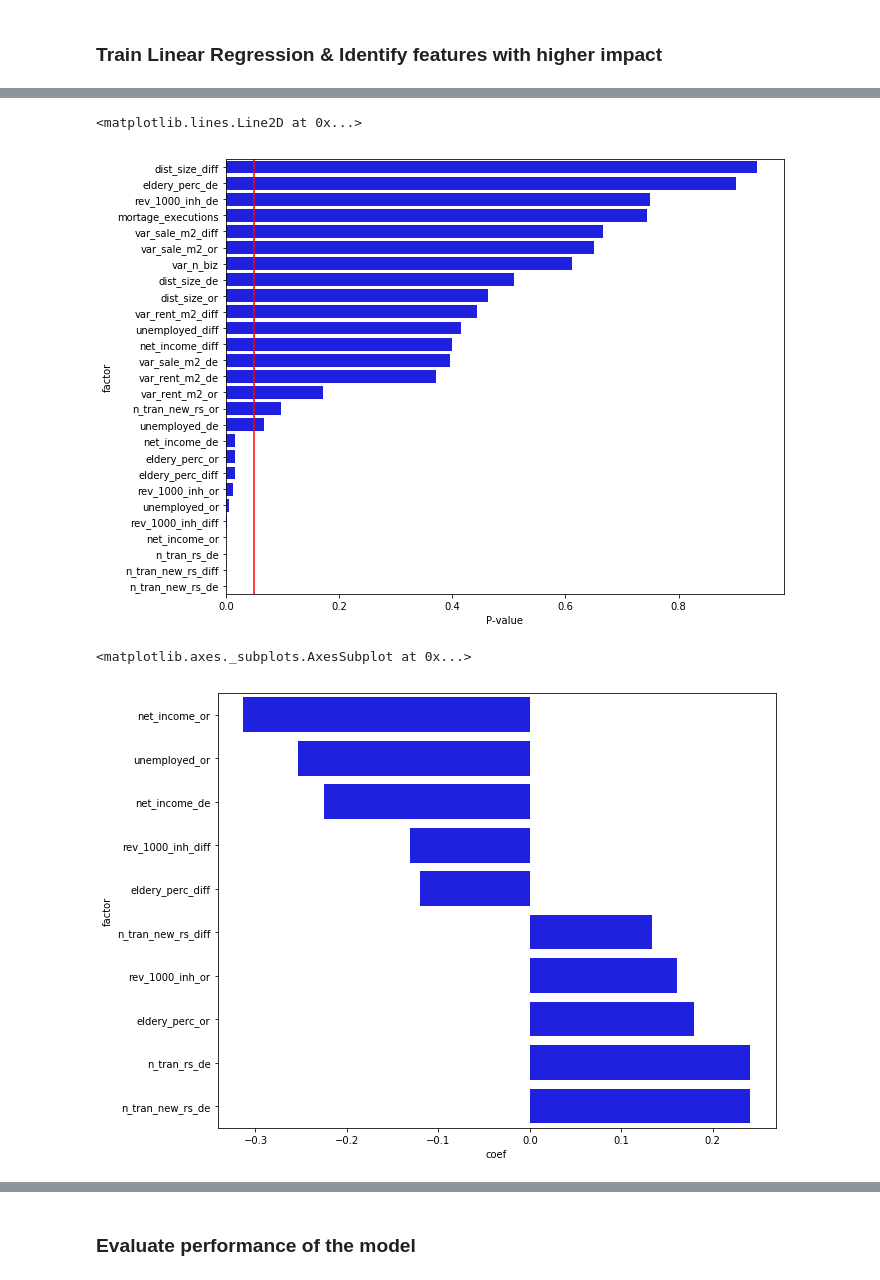
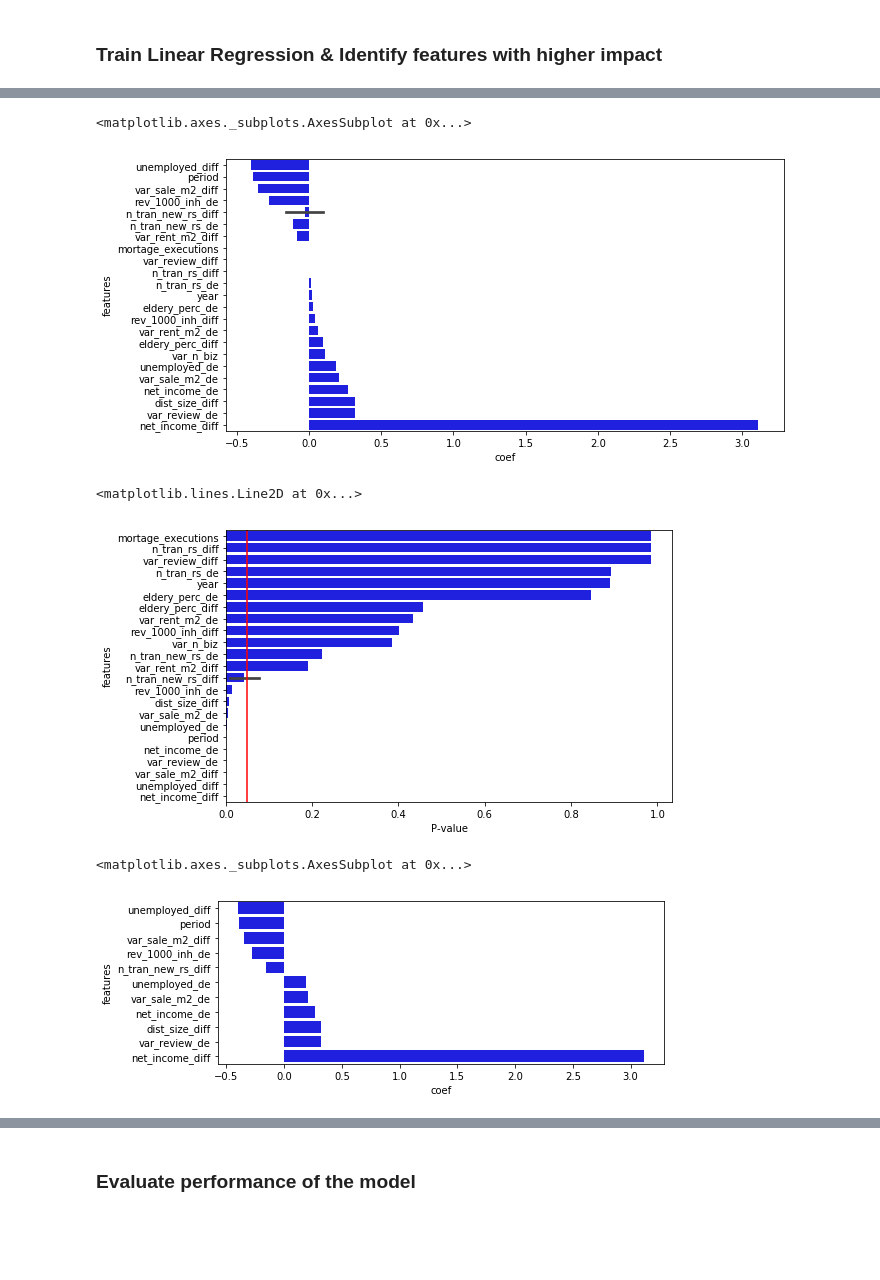
Before and after one commit to diazcelsa/population_dynamics, a Jupyter notebook: model/Prediction of Number of migrations between districts per year GLS.ipynb, the cells around one changed output, grey strips where cells are left out. Saved outputs shown, nothing was run; the diff lists cells and outputs as text; code cells hidden in the pictures; blank space fills up the shorter version.

```diff
--- a/model/Prediction of Number of migrations between districts per year GLS.ipynb
+++ b/model/Prediction of Number of migrations between districts per year GLS.ipynb
@@ -36,9 +64,11 @@ Index(['migrations', 'destination', 'origin', 'year', 'n_inhabitants_or',
 # %%
-features_to_scale = ['net_income_diff', 'dist_size_diff', 'rev_1000_inh_diff',
-       'unemployed_diff', 'eldery_perc_diff', 'var_sale_m2_diff',
-       'var_rent_m2_diff', 'n_tran_new_rs_diff',"n_tran_new_rs_or","n_tran_rs_de",
-                            'dist_size_or','dist_size_de','net_income_or', 'rev_1000_inh_or',
-                            'unemployed_or','eldery_perc_or', 'var_n_biz','net_income_de', 'rev_1000_inh_de',
-                            'unemployed_de','eldery_perc_de', "var_sale_m2_or","var_rent_m2_or","var_sale_m2_de",
-                            "var_rent_m2_de","n_tran_new_rs_or","n_tran_new_rs_de",
-                            "mortage_executions"]
+feature_columns = ['net_income_diff', 'dist_size_diff', 'rev_1000_inh_diff', 'unemployed_diff', 'eldery_perc_diff',
+                   'var_sale_m2_diff', 'var_rent_m2_diff', 'n_tran_new_rs_diff', 'n_tran_rs_diff', 'var_review_diff',
+                   'n_tran_new_rs_diff', "mortage_executions", 'var_n_biz', "year", 'period' , "n_tran_rs_de",
+                   'net_income_de', 'rev_1000_inh_de', 'var_review_de', 'unemployed_de','eldery_perc_de',
+                   "var_sale_m2_de", "var_rent_m2_de", "n_tran_new_rs_de"]
+target_column = "migrations"
+n_splits_dist = 5
+labels = ["q1","q2","q3","q4","q5"]
+train_size = 0.9
+alpha = 0.05
@@ -107,18 +169,27 @@ strong multicollinearity problems or that the design matrix is singular.
 # %%
-summary = pd.read_csv("../feature_extraction/data/results_gls.csv")
-summary = summary.sort_values(by="P-value", ascending=False)
+summary = pd.read_csv("../feature_extraction/data/results_gls.csv").rename(columns={'Unnamed: 0':'features'})
+summary = summary.sort_values(by="P>|t|", ascending=False)
+summary = summary.rename(columns={'P>|t|':'P-value'})
+# %%
+significant_factors = summary.copy()
+significant_factors = significant_factors.sort_values(by="coef")
+plt.figure(figsize=(10, 5))
+sns.barplot(y="features",x="coef",data=significant_factors, color="blue")
+# %% [output]
+<matplotlib.axes._subplots.AxesSubplot at 0x...>
+[figure, added]
 # %%
-plt.figure(figsize=(10, 8))
-sns.barplot(y="factor",x="P-value",data=summary, color="blue")
-plt.axvline(x=0.05, color="red")
+plt.figure(figsize=(8, 5))
+sns.barplot(y="features",x="P-value",data=summary, color="blue")
+plt.axvline(x=alpha, color="red")
 # %% [output]
 <matplotlib.lines.Line2D at 0x...>
-[figure, old version]
+[figure, new version]
 # %%
-significant_factors = summary[summary["P-value"] < 0.05]
+significant_factors = summary[summary["P-value"] < alpha]
 significant_factors = significant_factors.sort_values(by="coef")
-plt.figure(figsize=(10, 8))
-sns.barplot(y="factor",x="coef",data=significant_factors, color="blue")
+plt.figure(figsize=(8, 3))
+sns.barplot(y="features",x="coef",data=significant_factors, color="blue")
 # %% [output]
 <matplotlib.axes._subplots.AxesSubplot at 0x...>
-[figure, old version]
+[figure, new version]
```
Also changed, not shown: parts of 65 cells of this notebook, 4 other files.
